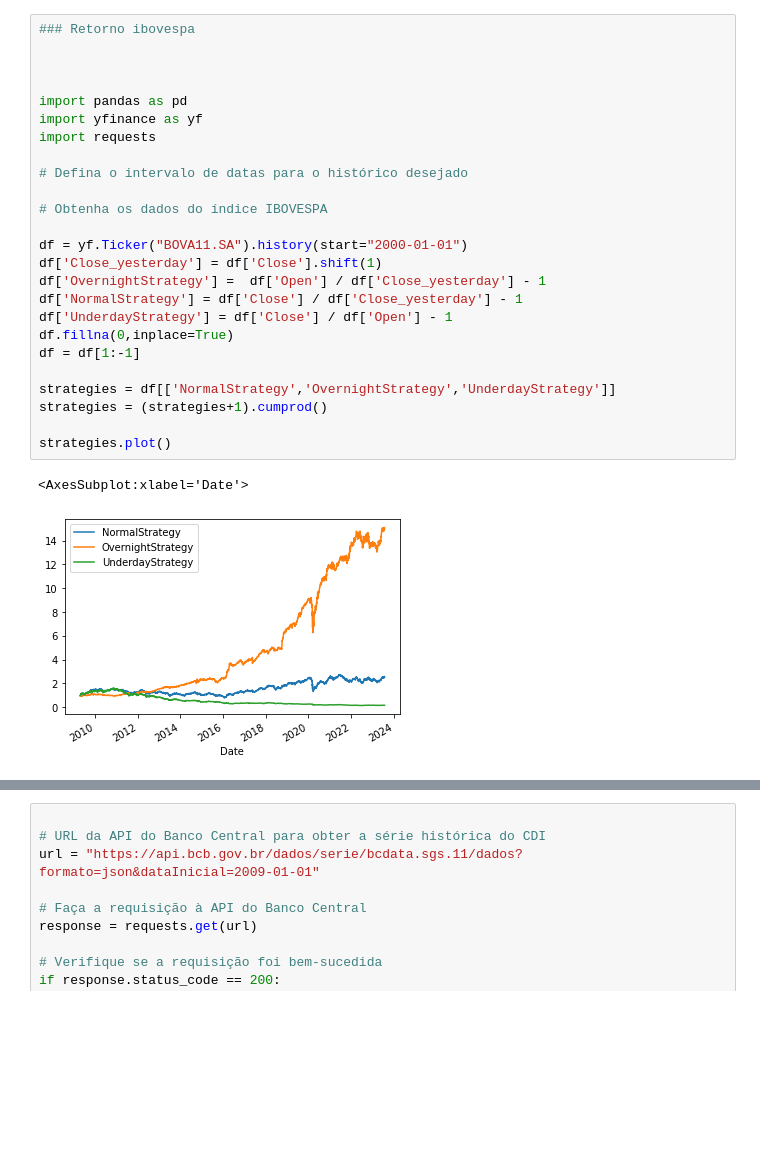
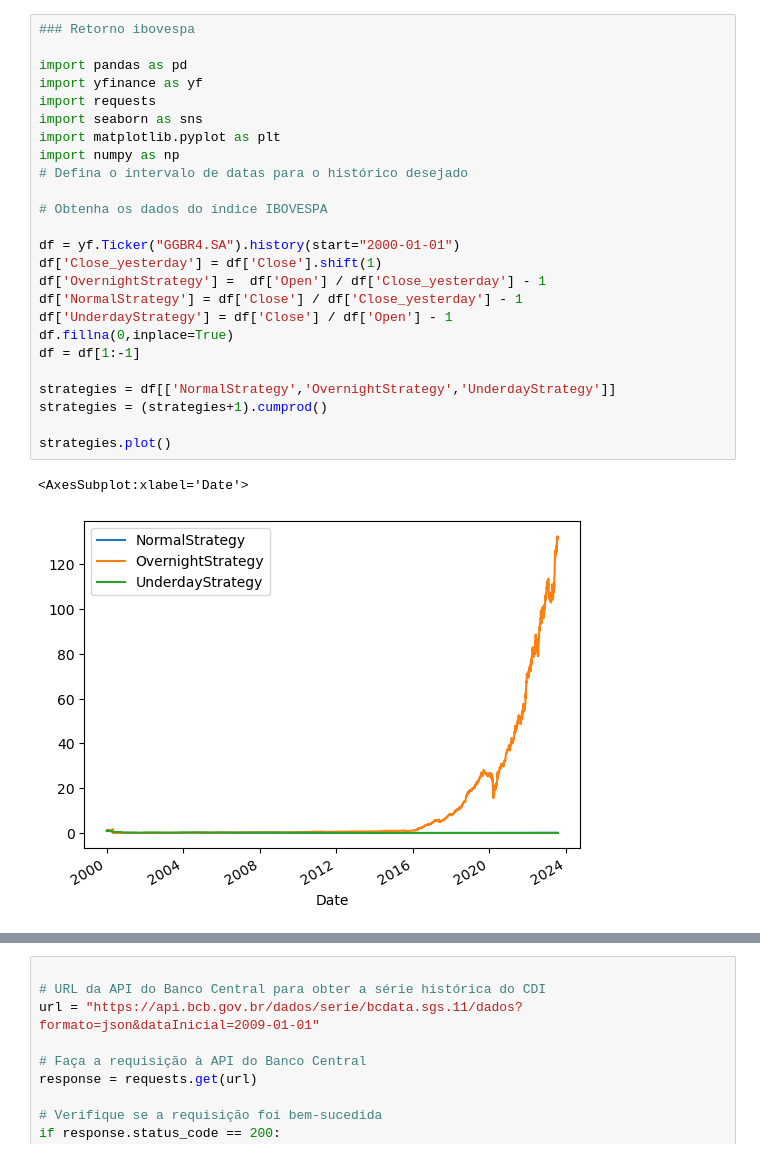
Before and after one commit to diogosanchez72/overnightStrategy, a Jupyter notebook: main.ipynb, the cells around one changed output, grey strips where cells are left out. Cells and saved outputs as stored; diff of their text form; blank space fills up the shorter version.

```diff
--- a/main.ipynb
+++ b/main.ipynb
@@ -1,28 +13,28 @@
 # %%
 ### Retorno ibovespa
-
-
 
 import pandas as pd
 import yfinance as yf
 import requests
-
+import seaborn as sns
+import matplotlib.pyplot as plt
+import numpy as np
 # Defina o intervalo de datas para o histórico desejado
 
 # Obtenha os dados do índice IBOVESPA
 
-df = yf.Ticker("BOVA11.SA").history(start="2000-01-01")
+df = yf.Ticker("GGBR4.SA").history(start="2000-01-01")
 df['Close_yesterday'] = df['Close'].shift(1)
 df['OvernightStrategy'] =  df['Open'] / df['Close_yesterday'] - 1
 df['NormalStrategy'] = df['Close'] / df['Close_yesterday'] - 1
 df['UnderdayStrategy'] = df['Close'] / df['Open'] - 1
 df.fillna(0,inplace=True)
 df = df[1:-1]
 
 strategies = df[['NormalStrategy','OvernightStrategy','UnderdayStrategy']]
 strategies = (strategies+1).cumprod()
 
 strategies.plot()
 # %% [output]
 <AxesSubplot:xlabel='Date'>
-[figure, old version]
+[figure, new version]
```
Also changed, not shown: parts of 4 cells of this notebook, 1 other file.
